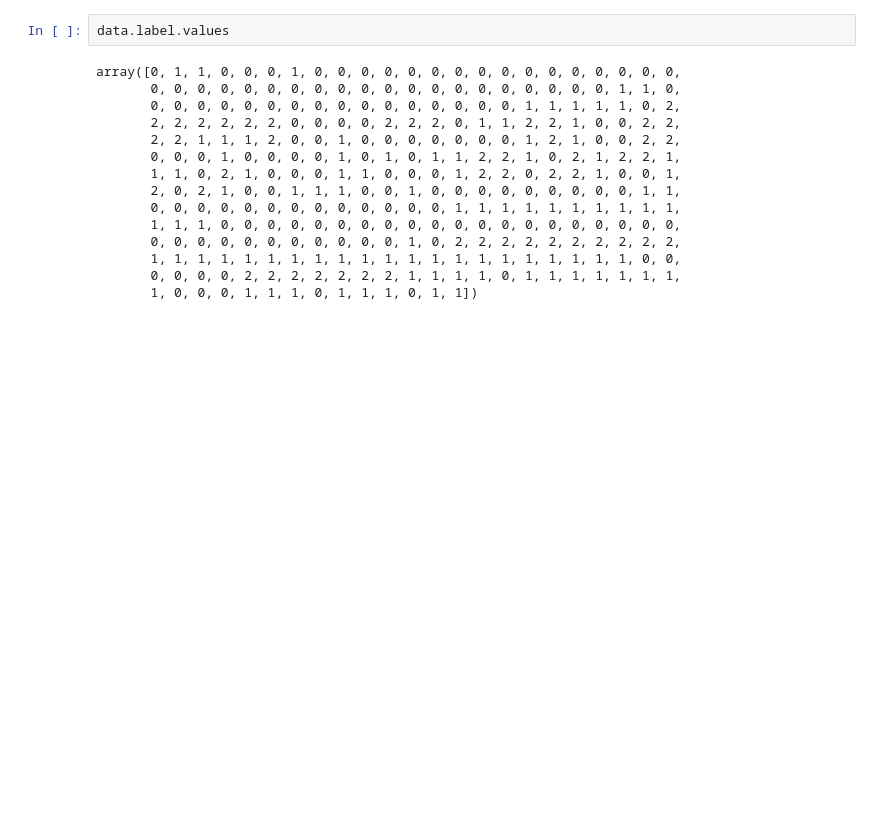
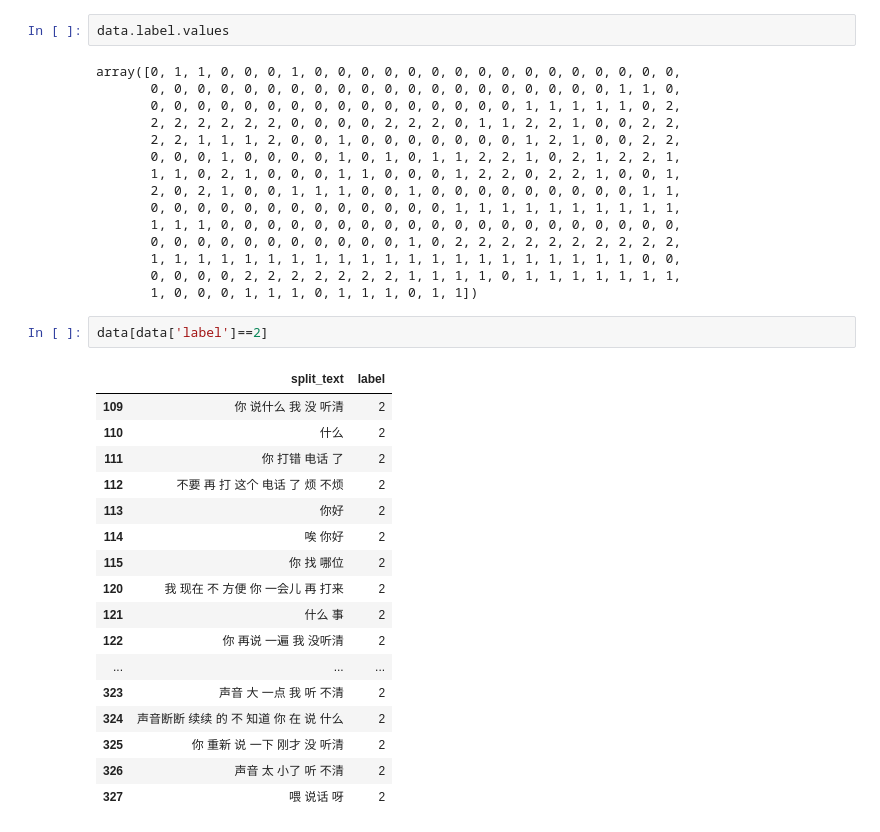
Before and after one commit to TSLNIHAOGIT/Chatbot1.0_ss, a Jupyter notebook: MLModel/code/IDClassifier/DataClean/data_clean.ipynb, the cells around one changed output. Drawn from its saved outputs; the diff is of its cells as text; blank space fills up the shorter version.

```diff
--- a/MLModel/code/IDClassifier/DataClean/data_clean.ipynb
+++ b/MLModel/code/IDClassifier/DataClean/data_clean.ipynb
@@ -78,3 +78,23 @@ array([0, 1, 1, 0, 0, 0, 1, 0, 0, 0, 0, 0, 0, 0, 0, 0, 0, 0, 0, 0, 0, 0, 0,
        1, 1, 1, 1, 1, 1, 1, 1, 1, 1, 1, 1, 1, 1, 1, 1, 1, 1, 1, 1, 1, 0, 0,
        0, 0, 0, 0, 2, 2, 2, 2, 2, 2, 2, 1, 1, 1, 1, 0, 1, 1, 1, 1, 1, 1, 1,
        1, 0, 0, 0, 1, 1, 1, 0, 1, 1, 1, 0, 1, 1])
+# %%
+data[data['label']==2]
+# %% [output]
+|  | split_text | label |
+| 109 | 你 说什么 我 没 听清 | 2 |
+| 110 | 什么 | 2 |
+| 111 | 你 打错 电话 了 | 2 |
+| 112 | 不要 再 打 这个 电话 了 烦 不烦 | 2 |
+| 113 | 你好 | 2 |
+| 114 | 唉 你好 | 2 |
+| 115 | 你 找 哪位 | 2 |
+| 120 | 我 现在 不 方便 你 一会儿 再 打来 | 2 |
+| 121 | 什么 事 | 2 |
+| 122 | 你 再说 一遍 我 没听清 | 2 |
+| ... | ... | ... |
+| 323 | 声音 大 一点 我 听 不清 | 2 |
+| 324 | 声音断断 续续 的 不 知道 你 在 说 什么 | 2 |
+| 325 | 你 重新 说 一下 刚才 没 听清 | 2 |
+| 326 | 声音 太 小了 听 不清 | 2 |
+| 327 | 喂 说话 呀 | 2 |
```
Also changed, not shown: 4 other files.
